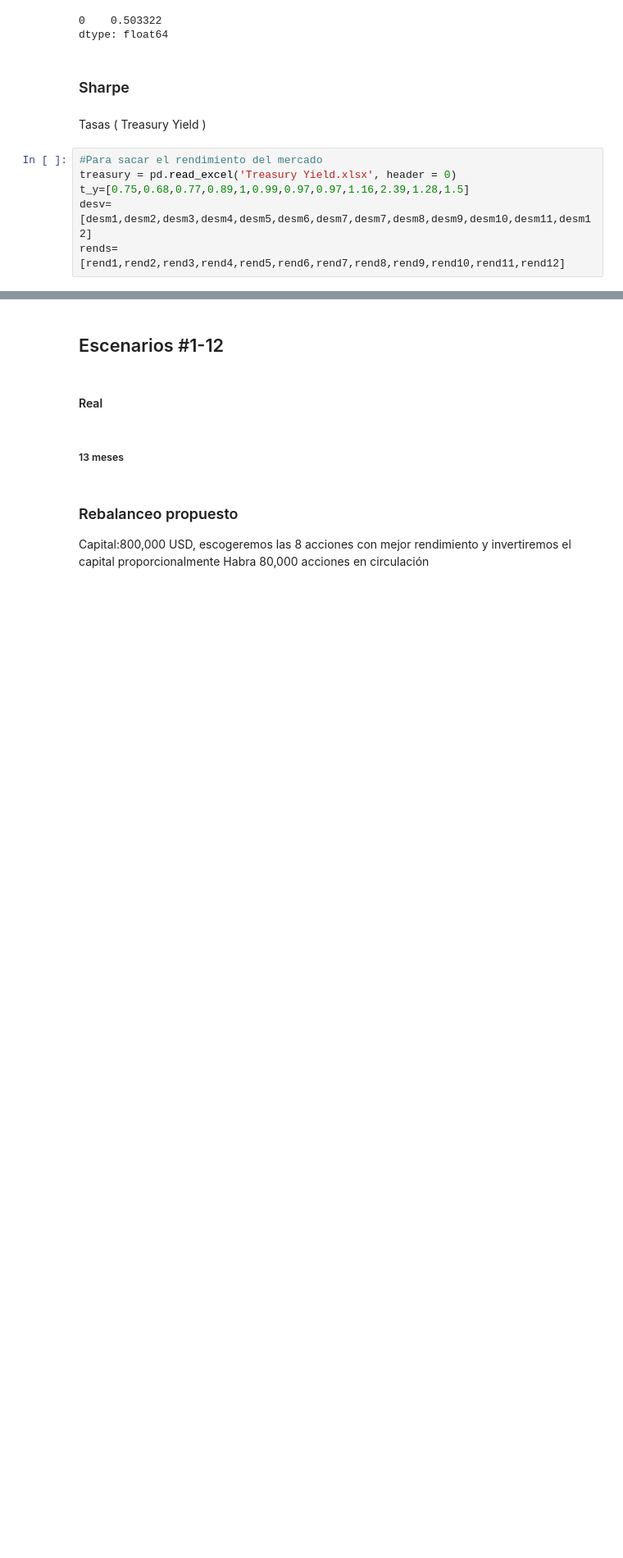
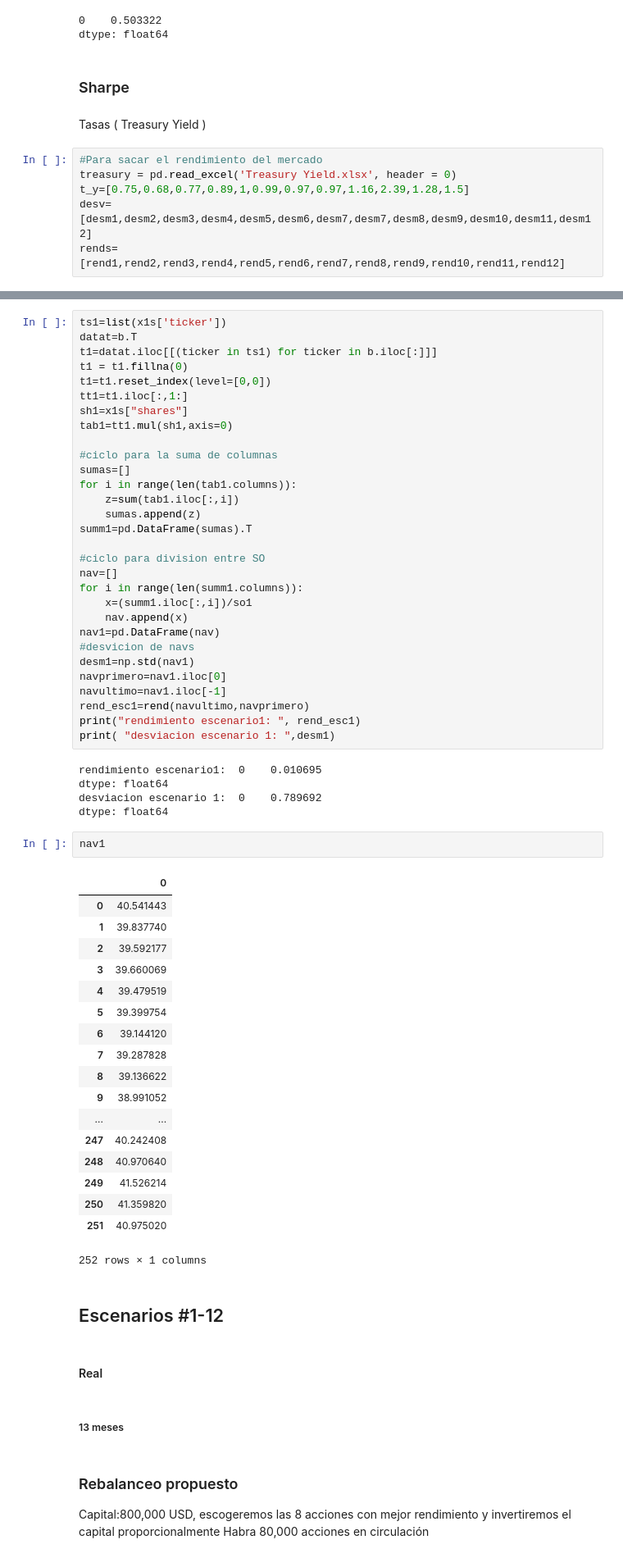
Before and after one commit to paurdgz/MyST, a Jupyter notebook: Proyecto corregido/myst_laboratorion1_Nuevo_e.ipynb, the cells around one changed output, grey strips where cells are left out. Shown at 82% size. Drawn from its saved outputs; the diff is of its cells as text; blank space fills up the shorter version.

Commit message:
escenarios

```diff
--- a/Proyecto corregido/myst_laboratorion1_Nuevo_e.ipynb
+++ b/Proyecto corregido/myst_laboratorion1_Nuevo_e.ipynb
@@ -1103,3 +1109,59 @@ a.columns=["Month", "Rends","Std"]
+# %%
+ts1=list(x1s['ticker'])
+datat=b.T
+t1=datat.iloc[[(ticker in ts1) for ticker in b.iloc[:]]]
+t1 = t1.fillna(0)
+t1=t1.reset_index(level=[0,0])
+tt1=t1.iloc[:,1:]
+sh1=x1s["shares"]
+tab1=tt1.mul(sh1,axis=0)
+
+#ciclo para la suma de columnas
+sumas=[]
+for i in range(len(tab1.columns)):
+    z=sum(tab1.iloc[:,i])
+    sumas.append(z)
+summ1=pd.DataFrame(sumas).T
+
+#ciclo para division entre SO
+nav=[]
+for i in range(len(summ1.columns)):
+    x=(summ1.iloc[:,i])/so1
+    nav.append(x)
+nav1=pd.DataFrame(nav)
+#desvicion de navs
+desm1=np.std(nav1)
+navprimero=nav1.iloc[0]
+navultimo=nav1.iloc[-1]
+rend_esc1=rend(navultimo,navprimero)
+print("rendimiento escenario1: ", rend_esc1)
+print( "desviacion escenario 1: ",desm1)
+# %% [output]
+rendimiento escenario1:  0    0.010695
+dtype: float64
+desviacion escenario 1:  0    0.789692
+dtype: float64
+# %%
+nav1
+# %% [output]
+|  | 0 |
+| 0 | 40.541443 |
+| 1 | 39.837740 |
+| 2 | 39.592177 |
+| 3 | 39.660069 |
+| 4 | 39.479519 |
+| 5 | 39.399754 |
+| 6 | 39.144120 |
+| 7 | 39.287828 |
+| 8 | 39.136622 |
+| 9 | 38.991052 |
+| ... | ... |
+| 247 | 40.242408 |
+| 248 | 40.970640 |
+| 249 | 41.526214 |
+| 250 | 41.359820 |
+| 251 | 40.975020 |
+252 rows × 1 columns
 # %% [markdown]
 ## Escenarios #1-12
 # %% [markdown]
```
Also changed, not shown: parts of 5 cells of this notebook.
